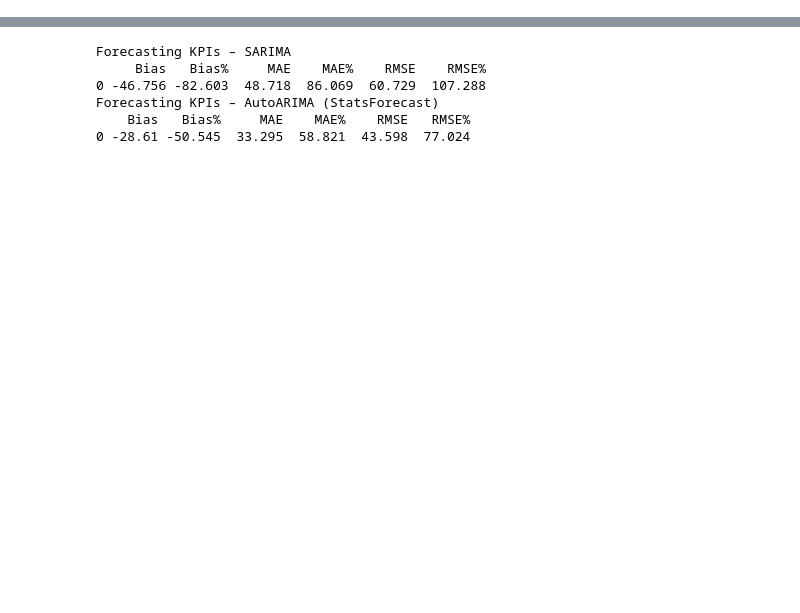
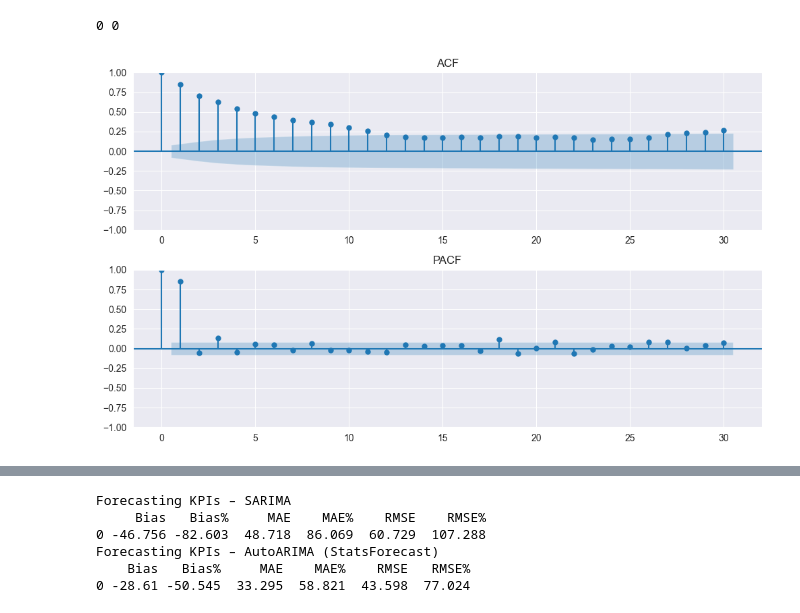
Before and after one commit to HoangHumg1210/Air_Quality-Analysis_HN, a Jupyter notebook: src/models_2.ipynb, the cells around one changed output, grey strips where cells are left out. Cells and saved outputs as stored; diff of their text form; code cells hidden in the pictures; blank space fills up the shorter version.

```diff
--- a/src/models_2.ipynb
+++ b/src/models_2.ipynb
@@ -80,3 +124,9 @@ def get_differencing_order_D(train_series: pd.Series, season_len: int = 7) -> in
+# %%
+d = get_differencing_order_d(train)
+D = get_differencing_order_D(train, season_len=7)
+print(d, D)
+# %% [output]
+0 0
 # %%
 def plot_acf_pacf(train_series: pd.Series, d: int, D: int, season_len: int = 7) -> None:
     s = train_series.copy()
@@ -86,12 +136,16 @@ def plot_acf_pacf(train_series: pd.Series, d: int, D: int, season_len: int = 7)
         s = s.diff(season_len)
     s = s.dropna()
     fig, ax = plt.subplots(2, 1, figsize=(10, 6))
-    plot_acf(s, lags=60, ax=ax[0])
-    plot_pacf(s, lags=60, ax=ax[1], method='ywm')
+    plot_acf(s, lags=30, ax=ax[0])
+    plot_pacf(s, lags=30, ax=ax[1], method='ywm')
     ax[0].set_title('ACF')
     ax[1].set_title('PACF')
     plt.tight_layout()
     plt.show()
+# %%
+plot_acf_pacf(train, d=d, D=D, season_len=52)
+# %% [output]
+[figure, added]
 # %%
 def sarima_grid_search(
     train_series: pd.Series,
```
Also changed, not shown: parts of 7 cells of this notebook, 21 other files.
